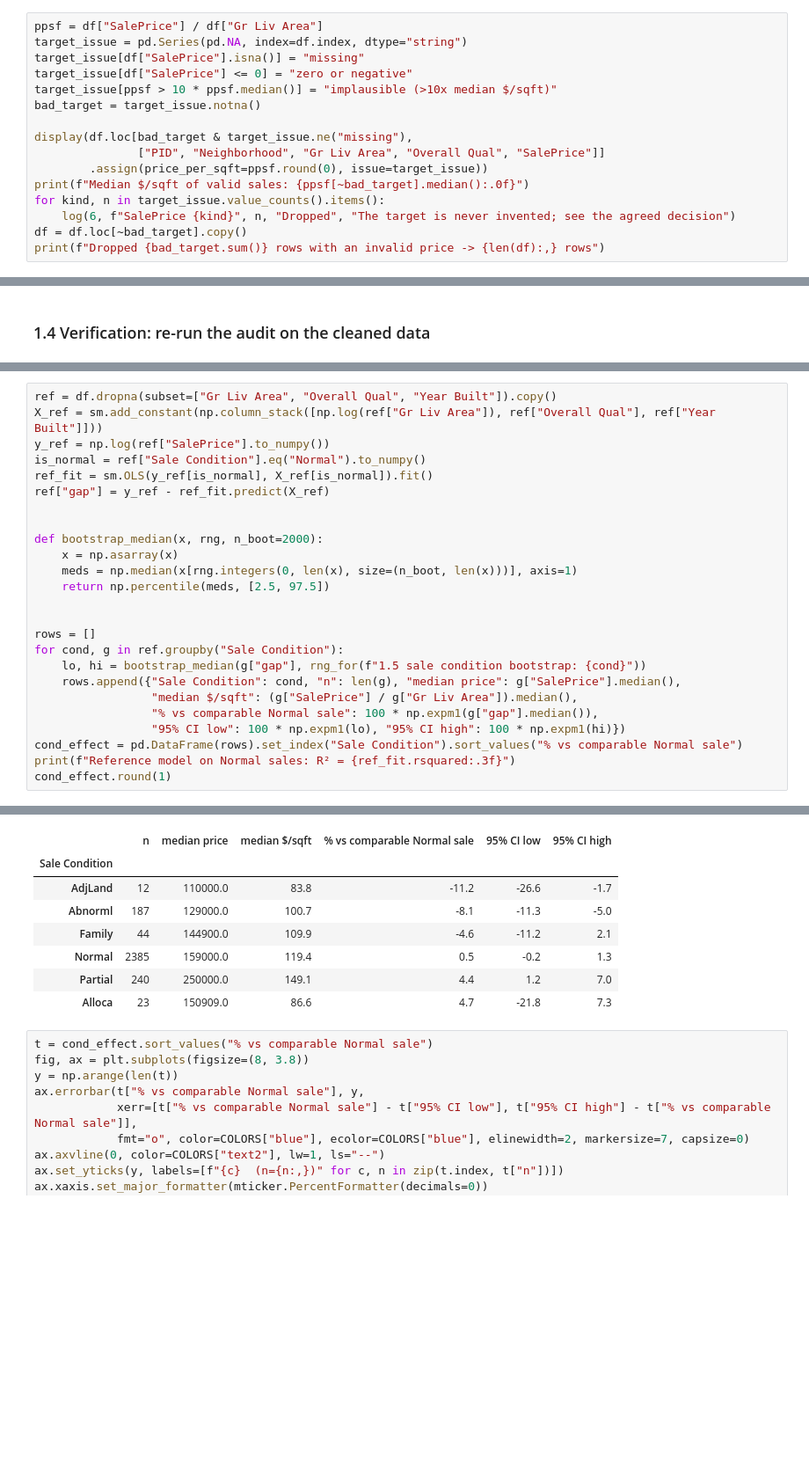
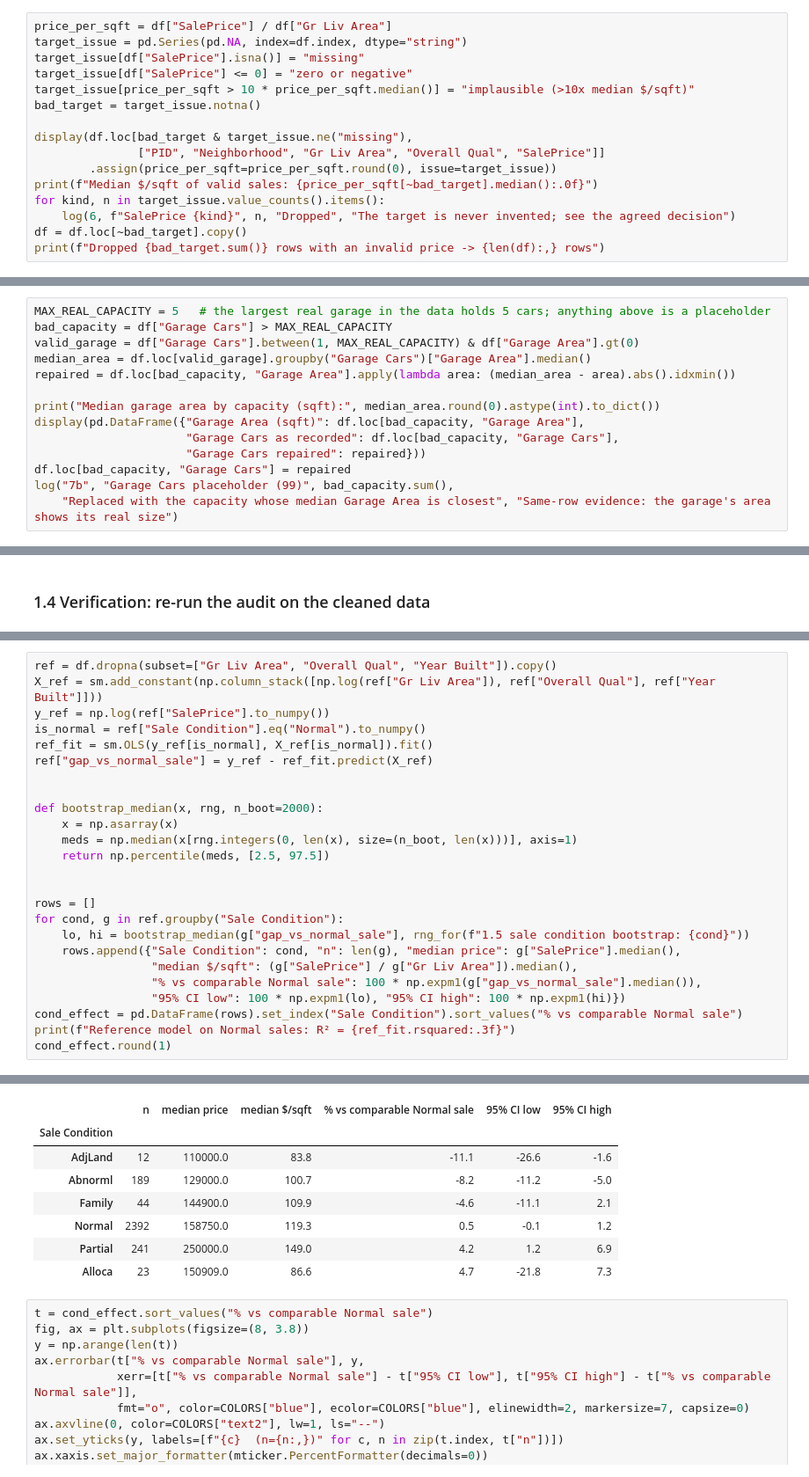
Before and after one commit to daniosp/final-proyect-ml, a Jupyter notebook: main/clearview_analysis.ipynb, the cells around one changed output, grey strips where cells are left out. Shown at 88% size. Saved outputs shown, nothing was run; the diff lists cells and outputs as text; blank space fills up the shorter version.

```diff
--- a/main/clearview_analysis.ipynb
+++ b/main/clearview_analysis.ipynb
@@ -487,15 +610,15 @@ Rebuilt 10 values; still missing: 0
 # %%
-ppsf = df["SalePrice"] / df["Gr Liv Area"]
+price_per_sqft = df["SalePrice"] / df["Gr Liv Area"]
 target_issue = pd.Series(pd.NA, index=df.index, dtype="string")
 target_issue[df["SalePrice"].isna()] = "missing"
 target_issue[df["SalePrice"] <= 0] = "zero or negative"
-target_issue[ppsf > 10 * ppsf.median()] = "implausible (>10x median $/sqft)"
+target_issue[price_per_sqft > 10 * price_per_sqft.median()] = "implausible (>10x median $/sqft)"
 bad_target = target_issue.notna()
 
 display(df.loc[bad_target & target_issue.ne("missing"),
                ["PID", "Neighborhood", "Gr Liv Area", "Overall Qual", "SalePrice"]]
-        .assign(price_per_sqft=ppsf.round(0), issue=target_issue))
-print(f"Median $/sqft of valid sales: {ppsf[~bad_target].median():.0f}")
+        .assign(price_per_sqft=price_per_sqft.round(0), issue=target_issue))
+print(f"Median $/sqft of valid sales: {price_per_sqft[~bad_target].median():.0f}")
 for kind, n in target_issue.value_counts().items():
     log(6, f"SalePrice {kind}", n, "Dropped", "The target is never invented; see the agreed decision")
 df = df.loc[~bad_target].copy()
@@ -658,0 +707,14 @@ Remodel years corrected: 11 | homes built after the sale year (kept, all 'Partia
+# %%
+MAX_REAL_CAPACITY = 5   # the largest real garage in the data holds 5 cars; anything above is a placeholder
+bad_capacity = df["Garage Cars"] > MAX_REAL_CAPACITY
+valid_garage = df["Garage Cars"].between(1, MAX_REAL_CAPACITY) & df["Garage Area"].gt(0)
+median_area = df.loc[valid_garage].groupby("Garage Cars")["Garage Area"].median()
+repaired = df.loc[bad_capacity, "Garage Area"].apply(lambda area: (median_area - area).abs().idxmin())
+
+print("Median garage area by capacity (sqft):", median_area.round(0).astype(int).to_dict())
+display(pd.DataFrame({"Garage Area (sqft)": df.loc[bad_capacity, "Garage Area"],
+                      "Garage Cars as recorded": df.loc[bad_capacity, "Garage Cars"],
+                      "Garage Cars repaired": repaired}))
+df.loc[bad_capacity, "Garage Cars"] = repaired
+log("7b", "Garage Cars placeholder (99)", bad_capacity.sum(),
+    "Replaced with the capacity whose median Garage Area is closest", "Same-row evidence: the garage's area shows its real size")
@@ -783,7 +832,7 @@ X_ref = sm.add_constant(np.column_stack([np.log(ref["Gr Liv Area"]), ref["Overal
 y_ref = np.log(ref["SalePrice"].to_numpy())
 is_normal = ref["Sale Condition"].eq("Normal").to_numpy()
 ref_fit = sm.OLS(y_ref[is_normal], X_ref[is_normal]).fit()
-ref["gap"] = y_ref - ref_fit.predict(X_ref)
+ref["gap_vs_normal_sale"] = y_ref - ref_fit.predict(X_ref)
 
 
 def bootstrap_median(x, rng, n_boot=2000):
@@ -794,10 +843,10 @@ def bootstrap_median(x, rng, n_boot=2000):
 
 rows = []
 for cond, g in ref.groupby("Sale Condition"):
-    lo, hi = bootstrap_median(g["gap"], rng_for(f"1.5 sale condition bootstrap: {cond}"))
+    lo, hi = bootstrap_median(g["gap_vs_normal_sale"], rng_for(f"1.5 sale condition bootstrap: {cond}"))
     rows.append({"Sale Condition": cond, "n": len(g), "median price": g["SalePrice"].median(),
                  "median $/sqft": (g["SalePrice"] / g["Gr Liv Area"]).median(),
-                 "% vs comparable Normal sale": 100 * np.expm1(g["gap"].median()),
+                 "% vs comparable Normal sale": 100 * np.expm1(g["gap_vs_normal_sale"].median()),
                  "95% CI low": 100 * np.expm1(lo), "95% CI high": 100 * np.expm1(hi)})
 cond_effect = pd.DataFrame(rows).set_index("Sale Condition").sort_values("% vs comparable Normal sale")
 print(f"Reference model on Normal sales: R² = {ref_fit.rsquared:.3f}")
@@ -807,10 +856,10 @@ Reference model on Normal sales: R² = 0.816
 |  | n | median price | median $/sqft | % vs comparable Normal sale | 95% CI low | 95% CI high |
 | Sale Condition |  |  |  |  |  |  |
-| AdjLand | 12 | 110000.0 | 83.8 | -11.2 | -26.6 | -1.7 |
-| Abnorml | 187 | 129000.0 | 100.7 | -8.1 | -11.3 | -5.0 |
-| Family | 44 | 144900.0 | 109.9 | -4.6 | -11.2 | 2.1 |
-| Normal | 2385 | 159000.0 | 119.4 | 0.5 | -0.2 | 1.3 |
-| Partial | 240 | 250000.0 | 149.1 | 4.4 | 1.2 | 7.0 |
+| AdjLand | 12 | 110000.0 | 83.8 | -11.1 | -26.6 | -1.6 |
+| Abnorml | 189 | 129000.0 | 100.7 | -8.2 | -11.2 | -5.0 |
+| Family | 44 | 144900.0 | 109.9 | -4.6 | -11.1 | 2.1 |
+| Normal | 2392 | 158750.0 | 119.3 | 0.5 | -0.1 | 1.2 |
+| Partial | 241 | 250000.0 | 149.0 | 4.2 | 1.2 | 6.9 |
 | Alloca | 23 | 150909.0 | 86.6 | 4.7 | -21.8 | 7.3 |
 # %%
 t = cond_effect.sort_values("% vs comparable Normal sale")
```
Also changed, not shown: parts of 44 cells of this notebook, 7 other files.
